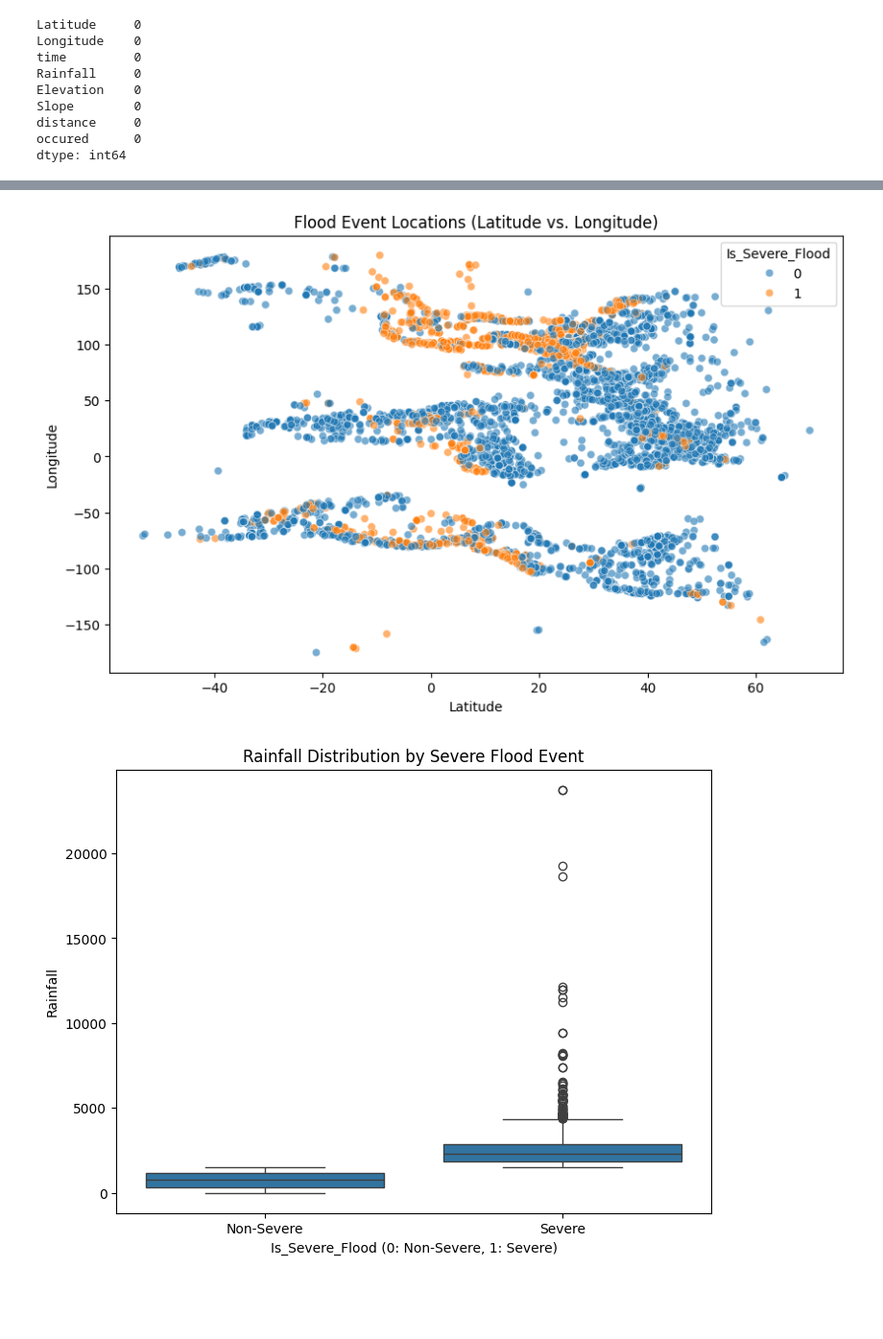
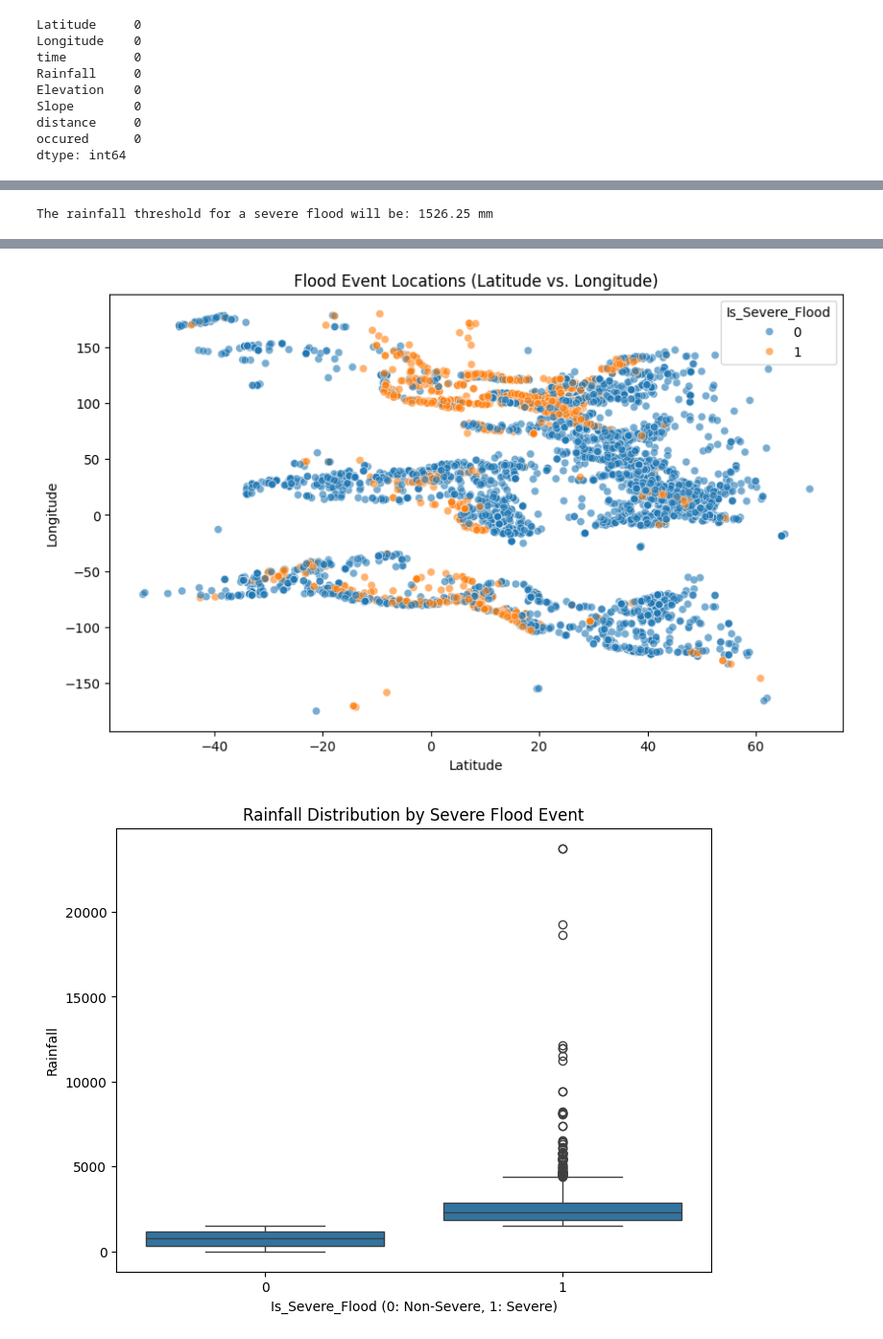
Before and after one commit to Rajath-Raj/pravah_flood_detection, a Jupyter notebook: flood_data_exploration.ipynb, the cells around one changed output, grey strips where cells are left out. Shown at 96% size. Cells and saved outputs as stored; diff of their text form; code cells hidden in the pictures; blank space fills up the shorter version.

```diff
--- a/flood_data_exploration.ipynb
+++ b/flood_data_exploration.ipynb
@@ -109,6 +111,13 @@ dtype: int64
 # Check for duplicated rows
 duplicate_rows = df.duplicated().sum()
 print(f"Number of duplicated rows: {duplicate_rows}")
-df.loc[df.duplicated()]
+
+# Remove duplicated rows
+df.drop_duplicates(inplace=True)
+print(f"Number of rows after removing duplicates: {len(df)}")
+
+# Display first few rows of the dataset after removing duplicates
+print("\nDataset after removing duplicates. Here are the first 5 rows:")
+print(df.head())
 # %% [output]
 Number of duplicated rows: 203
@@ -128,34 +140,39 @@ Number of duplicated rows: 203
 # %%
+# Create the 'Is_Severe_Flood' column based on the rainfall threshold
+rainfall_threshold = df['Rainfall'].quantile(0.75)
+print(f"The rainfall threshold for a severe flood will be: {rainfall_threshold:.2f} mm")
+df['Is_Severe_Flood'] = (df['Rainfall'] > rainfall_threshold).astype(int)
+
 # Let's visualize the relationship between features and the target variable (Is_Severe_Flood)
 
 # Scatter plot of Rainfall vs. Elevation, colored by Is_Severe_Flood
 plt.figure(figsize=(10, 6))
 sns.scatterplot(data=df, x='Rainfall', y='Elevation', hue='Is_Severe_Flood', alpha=0.6)
 plt.title('Rainfall vs. Elevation colored by Severe Flood Event')
 plt.xlabel('Rainfall')
 plt.ylabel('Elevation')
 plt.show()
 
 # Scatter plot of Latitude vs. Longitude, colored by Is_Severe_Flood
 plt.figure(figsize=(10, 6))
 sns.scatterplot(data=df, x='Latitude', y='Longitude', hue='Is_Severe_Flood', alpha=0.6)
 plt.title('Flood Event Locations (Latitude vs. Longitude)')
 plt.xlabel('Latitude')
 plt.ylabel('Longitude')
 plt.show()
 
 # Box plot of Rainfall by Is_Severe_Flood
 plt.figure(figsize=(8, 6))
 sns.boxplot(data=df, x='Is_Severe_Flood', y='Rainfall')
 plt.title('Rainfall Distribution by Severe Flood Event')
 plt.xlabel('Is_Severe_Flood (0: Non-Severe, 1: Severe)')
 plt.ylabel('Rainfall')
-plt.xticks([0, 1], ['Non-Severe', 'Severe'])
 plt.show()
 # %% [output]
+The rainfall threshold for a severe flood will be: 1526.25 mm
 [figure]
 [figure]
-[figure, old version]
+[figure, new version]
 # %%
 if 'occured' in df.columns:
     df.rename(columns={'occured': 'Is_Flood_Event'}, inplace=True)
```
Also changed, not shown: parts of 14 cells of this notebook.
